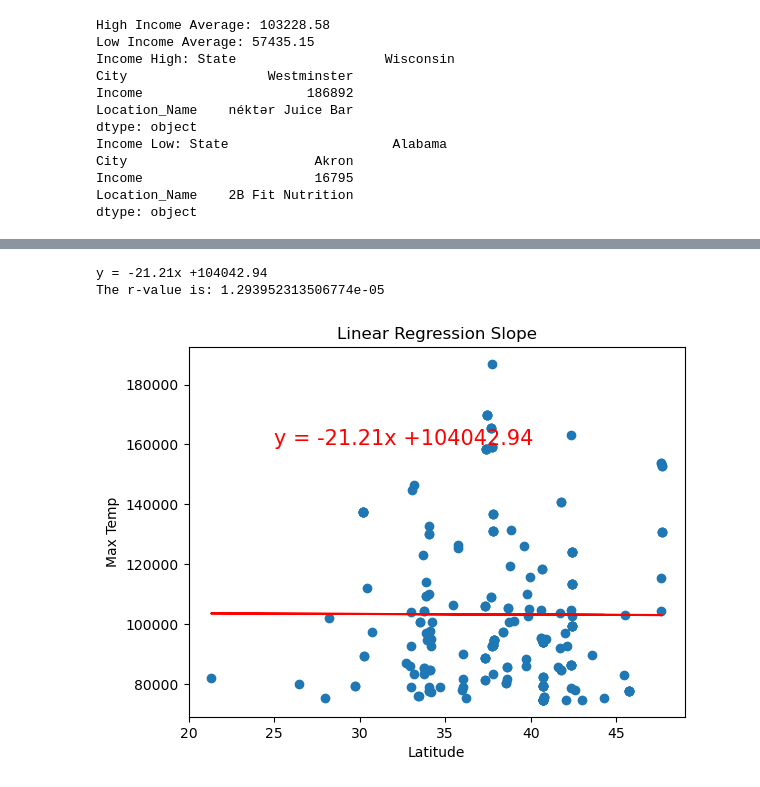
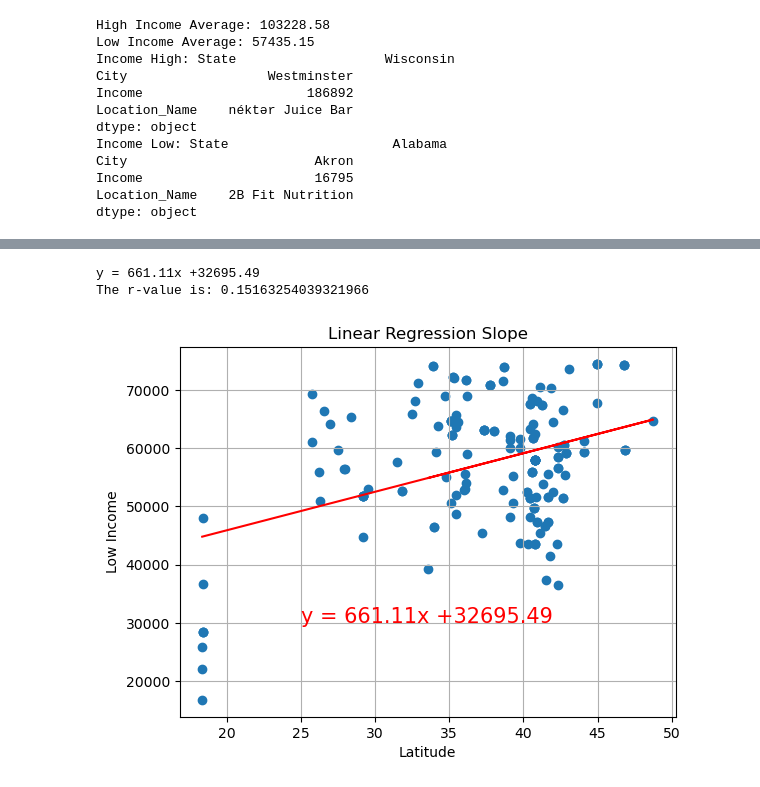
Before and after one commit to bseri0/Proj_1, a Jupyter notebook: py_api/alan_prj_1.ipynb, the cells around one changed output, grey strips where cells are left out. Drawn from its saved outputs; the diff is of its cells as text; code cells hidden in the pictures.

```diff
--- a/py_api/alan_prj_1.ipynb
+++ b/py_api/alan_prj_1.ipynb
@@ -459 +463,30 @@ plt.show()
+# %%
+#Function to create Linear Plots
+# Create Plot
+def liner_regression_plts(x_values, y_values, y_label, annotation_coords=(10, -30),title=""):
+    # Calculate linear regression values
+    (slope, intercept, rvalue, pvalue, stderr) = stats.linregress(x_values, y_values)
+    # Get regression values
+    regress_values = x_values * slope + intercept
+
+    # Create scatter plot
+    plt.scatter(x_values, y_values, label='Data points')
+
+    #Line Equasion
+    line_eq = "y = " + str(round(slope,2)) + "x +" + str(round(intercept,2))
+    print(line_eq)
+
+    # Create regression line plot
+    plt.plot(x_values, regress_values, color='red', label='Linear Regression')
+    plt.title(title)
+    plt.xlabel("Latitude")
+    plt.ylabel(y_label)
+    plt.grid(True)
+    plt.annotate(line_eq, annotation_coords, fontsize=15, color="red")
+
+    # Print r value
+    print(f"The r-value is: {rvalue**2}")
+
+    # Show the plot
+    plt.show()
 # %%
@@ -493,6 +498,6 @@ def liner_regression_plts(x_values, y_values, y_label, annotation_coords=(10, -3
 # %%
-liner_regression_plts(no_dups_health_food_df["Lat"][no_dups_health_food_df['Category_Label'] == 'High'], no_dups_health_food_df[no_dups_health_food_df['Category_Label'] == 'High']['Income'], "Max Temp", (25, 160000),"Linear Regression Slope")
+liner_regression_plts(no_dups_health_food_df["Lat"][no_dups_health_food_df['Category_Label'] == 'Low'], no_dups_health_food_df[no_dups_health_food_df['Category_Label'] == 'Low']['Income'], "Low Income", (25, 30000),"Linear Regression Slope")
 # %% [output]
-y = -21.21x +104042.94
-The r-value is: 1.293952313506774e-05
+y = 661.11x +32695.49
+The r-value is: 0.15163254039321966
-[figure, old version]
+[figure, new version]
```
Also changed, not shown: parts of 12 cells of this notebook.
